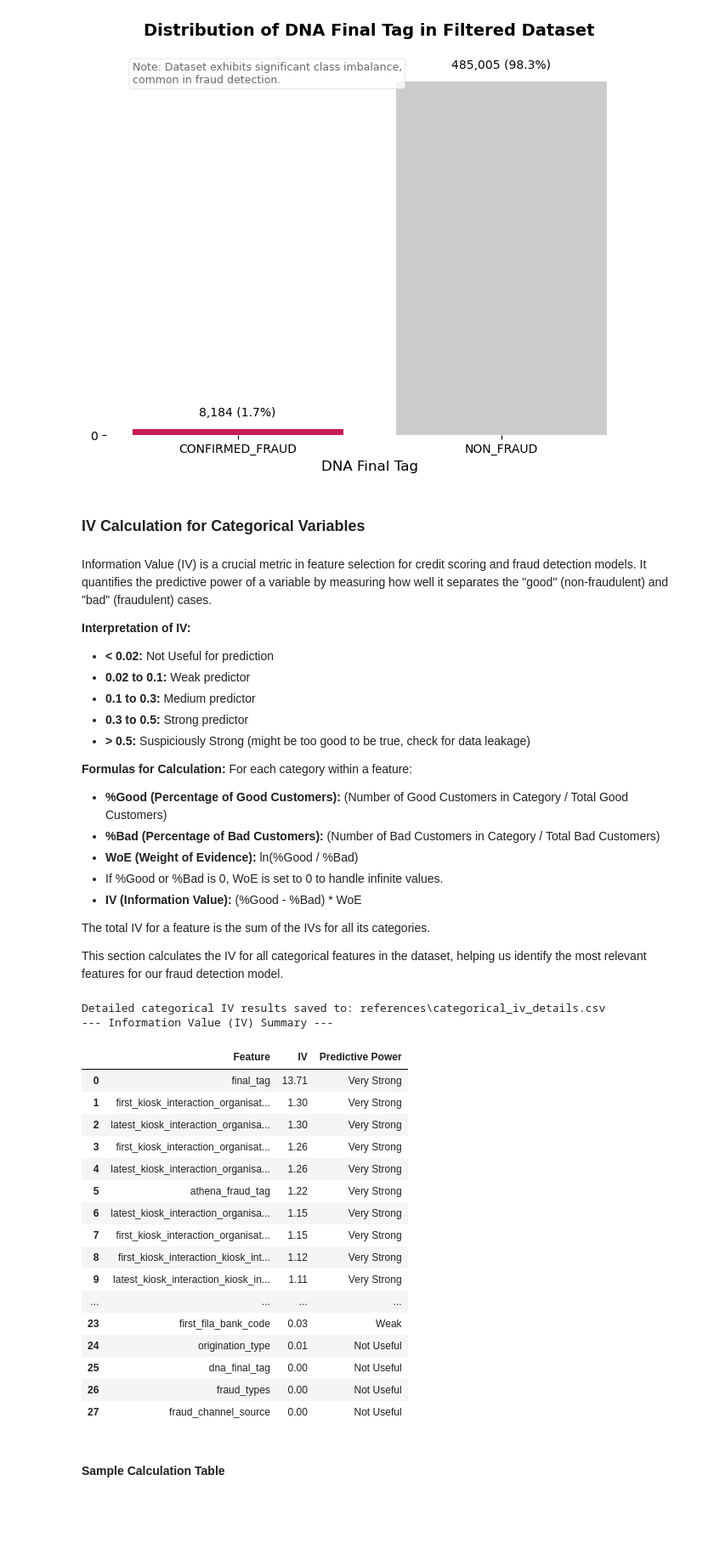
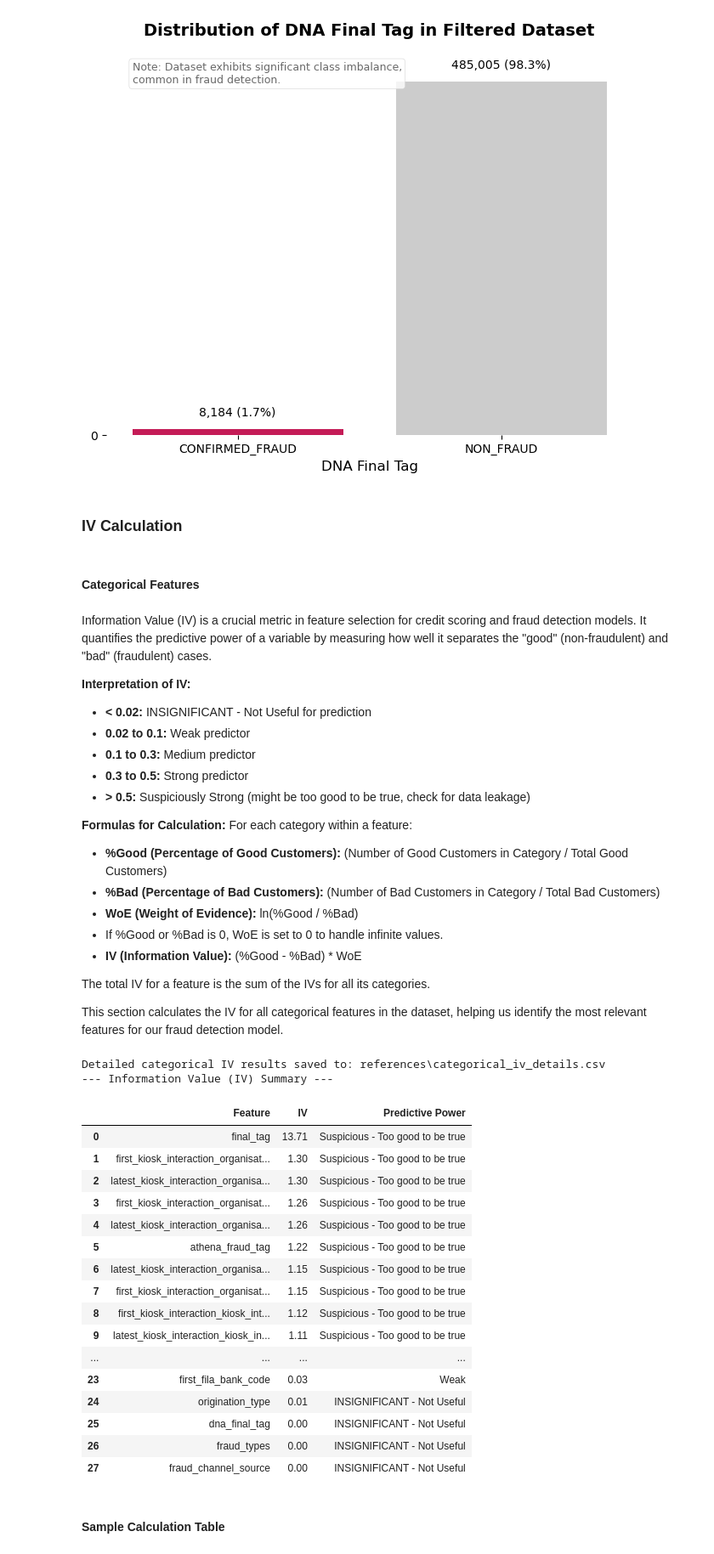
Before and after one commit to mjoshua97241/bank-fraud-detection-project, a Jupyter notebook: bank-fraud-detection-project/notebooks/1.0-mjv-initial-data-exploration.ipynb, the cells around one changed output. Shown at 85% size. Saved outputs shown, nothing was run; the diff lists cells and outputs as text; code cells hidden in the pictures; blank space fills up the shorter version.

```diff
--- a/bank-fraud-detection-project/notebooks/1.0-mjv-initial-data-exploration.ipynb
+++ b/bank-fraud-detection-project/notebooks/1.0-mjv-initial-data-exploration.ipynb
@@ -847,12 +850,14 @@ plt.show()
 # %% [output]
 [figure]
 # %% [markdown]
-### IV Calculation for Categorical Variables
+### IV Calculation
+# %% [markdown]
+#### Categorical Features
 # %% [markdown]
 Information Value (IV) is a crucial metric in feature selection for credit scoring and fraud detection models. It quantifies the predictive power of a variable by measuring how well it separates the "good" (non-fraudulent) and "bad" (fraudulent) cases.
 
 **Interpretation of IV:**
-- **< 0.02:** Not Useful for prediction
+- **< 0.02:** INSIGNIFICANT - Not Useful for prediction
 - **0.02 to 0.1:** Weak predictor
 - **0.1 to 0.3:** Medium predictor
 - **0.3 to 0.5:** Strong predictor
@@ -982,11 +987,11 @@ def calculate_iv_user_formula(df: pd.DataFrame, feature_cols: list[str], target_
     iv_summary = pd.DataFrame(iv_summary_list).sort_values(by='IV', ascending=False).reset_index(drop=True)
 
     def get_predictive_power(iv):
-        if iv < 0.02: return 'Not Useful'
+        if iv < 0.02: return 'INSIGNIFICANT - Not Useful'
         elif iv < 0.1: return 'Weak'
         elif iv < 0.3: return 'Medium'
         elif iv < 0.5: return 'Strong'
-        else: return 'Very Strong'
+        else: return 'Suspicious - Too good to be true'
 
     iv_summary['Predictive Power'] = iv_summary['IV'].apply(get_predictive_power)
     iv_summary['IV'] = iv_summary['IV'].round(2) # Round IV in summary table
@@ -1012,7 +1017,7 @@ def calculate_iv_user_formula(df: pd.DataFrame, feature_cols: list[str], target_
                 feature_name = formatted_feature_df.loc[0, 'Feature'] # Get the feature name
 
                 # Construct the header line for this block
-                header_line = feature_name + '\t' + '\t'.join(output_columns[1:]) # Exclude 'Category' from header_columns for this line
+                header_line = feature_name + '\t' + '\t'.join(output_columns) # Exclude 'Category' from header_columns for this line
 
                 if is_first_block:
                     f.write(header_line + '\n')
@@ -1032,36 +1037,36 @@ def calculate_iv_user_formula(df: pd.DataFrame, feature_cols: list[str], target_
 # %%
 # Convert target variable to binary
 df['fraud_status'] = df['dna_final_tag'].apply(lambda x: 1 if x == 'CONFIRMED_FRAUD' else 0)
 
 # Select categorical features for IV calculation
 categorical_features = ['orig_channel', 'orig_os', 'origination_type', 'origination_sub_type', 'carded_status', 'card_type', 'orig_primary_source_of_funds', 'orig_industry', 'orig_occupation', 'athena_fraud_tag', 'acc_mgmt_channel', 'first_kiosk_interaction_organisation_site_name', 'first_kiosk_interaction_organisation_presence_category', 'first_kiosk_interaction_organisation_name', 'first_kiosk_interaction_kiosk_interaction_type', 'latest_kiosk_interaction_organisation_site_name', 'latest_kiosk_interaction_organisation_presence_category', 'latest_kiosk_interaction_organisation_name', 'latest_kiosk_interaction_kiosk_interaction_type', 'first_fila_bank_code', 'final_tag', 'dna_final_tag', 'fraud_types', 'fraud_channel_source', 'matching_level', 'change_email_flag', 'change_mob_num_flag', 'flag_txn_dropoff_after_wk1']
 
 # Calculate IV
 iv_summary, iv_details = calculate_iv_user_formula(df, categorical_features, 'fraud_status')
 
 # Display IV summary
 print("--- Information Value (IV) Summary ---")
-iv_summary
+display(iv_summary)
 # %% [output]
 Detailed categorical IV results saved to: references\categorical_iv_details.csv
 --- Information Value (IV) Summary ---
 |  | Feature | IV | Predictive Power |
-| 0 | final_tag | 13.71 | Very Strong |
-| 1 | first_kiosk_interaction_organisat... | 1.30 | Very Strong |
-| 2 | latest_kiosk_interaction_organisa... | 1.30 | Very Strong |
-| 3 | first_kiosk_interaction_organisat... | 1.26 | Very Strong |
-| 4 | latest_kiosk_interaction_organisa... | 1.26 | Very Strong |
-| 5 | athena_fraud_tag | 1.22 | Very Strong |
-| 6 | latest_kiosk_interaction_organisa... | 1.15 | Very Strong |
-| 7 | first_kiosk_interaction_organisat... | 1.15 | Very Strong |
-| 8 | first_kiosk_interaction_kiosk_int... | 1.12 | Very Strong |
-| 9 | latest_kiosk_interaction_kiosk_in... | 1.11 | Very Strong |
+| 0 | final_tag | 13.71 | Suspicious - Too good to be true |
+| 1 | first_kiosk_interaction_organisat... | 1.30 | Suspicious - Too good to be true |
+| 2 | latest_kiosk_interaction_organisa... | 1.30 | Suspicious - Too good to be true |
+| 3 | first_kiosk_interaction_organisat... | 1.26 | Suspicious - Too good to be true |
+| 4 | latest_kiosk_interaction_organisa... | 1.26 | Suspicious - Too good to be true |
+| 5 | athena_fraud_tag | 1.22 | Suspicious - Too good to be true |
+| 6 | latest_kiosk_interaction_organisa... | 1.15 | Suspicious - Too good to be true |
+| 7 | first_kiosk_interaction_organisat... | 1.15 | Suspicious - Too good to be true |
+| 8 | first_kiosk_interaction_kiosk_int... | 1.12 | Suspicious - Too good to be true |
+| 9 | latest_kiosk_interaction_kiosk_in... | 1.11 | Suspicious - Too good to be true |
 | ... | ... | ... | ... |
 | 23 | first_fila_bank_code | 0.03 | Weak |
-| 24 | origination_type | 0.01 | Not Useful |
-| 25 | dna_final_tag | 0.00 | Not Useful |
-| 26 | fraud_types | 0.00 | Not Useful |
-| 27 | fraud_channel_source | 0.00 | Not Useful |
+| 24 | origination_type | 0.01 | INSIGNIFICANT - Not Useful |
+| 25 | dna_final_tag | 0.00 | INSIGNIFICANT - Not Useful |
+| 26 | fraud_types | 0.00 | INSIGNIFICANT - Not Useful |
+| 27 | fraud_channel_source | 0.00 | INSIGNIFICANT - Not Useful |
 # %% [markdown]
 #### Sample Calculation Table
 # %%
```
Also changed, not shown: parts of 34 cells of this notebook, 13 other files.
